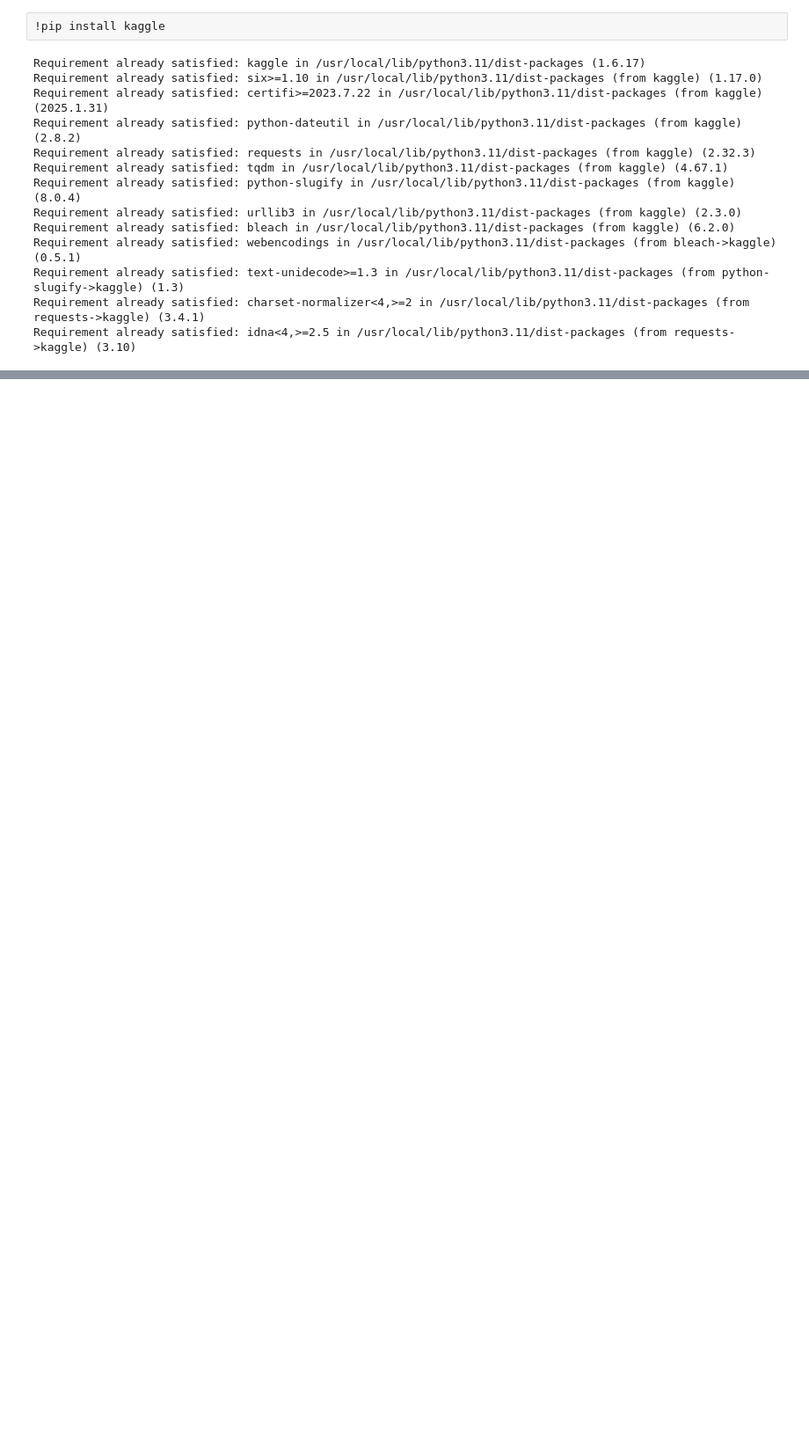
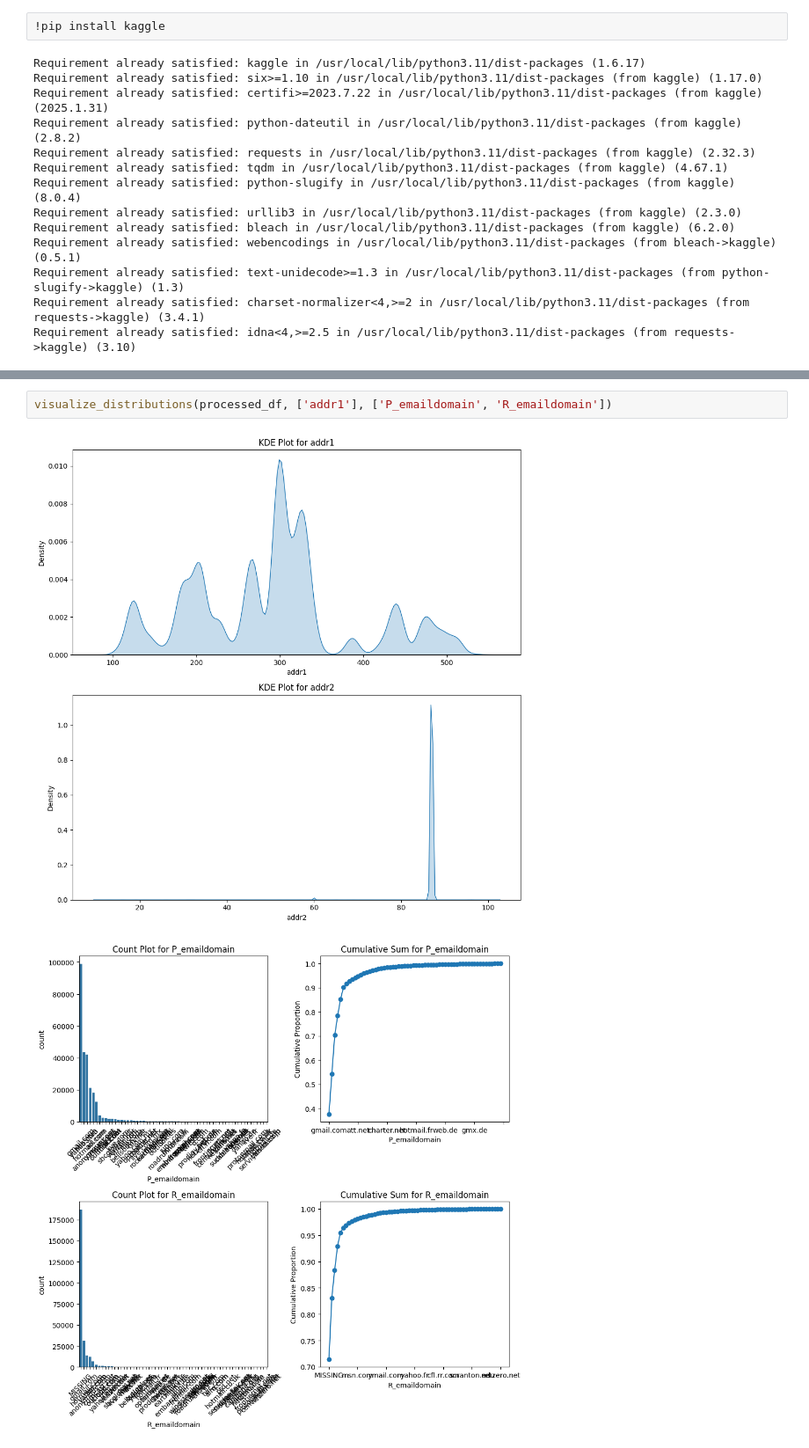
Before and after one commit to DavidVista/fraud-detection-model, a Jupyter notebook: data_extraction.ipynb, the cells around one changed output, grey strips where cells are left out. Shown at 88% size. Saved outputs shown, nothing was run; the diff lists cells and outputs as text; blank space fills up the shorter version.

```diff
--- a/data_extraction.ipynb
+++ b/data_extraction.ipynb
@@ -69,0 +217,5 @@ reduced_df
+# %%
+visualize_distributions(processed_df, ['addr1'], ['P_emaildomain', 'R_emaildomain'])
+# %% [output]
+[figure, added]
+[figure, added]
```
Also changed, not shown: parts of 58 cells of this notebook, 1 other file.
